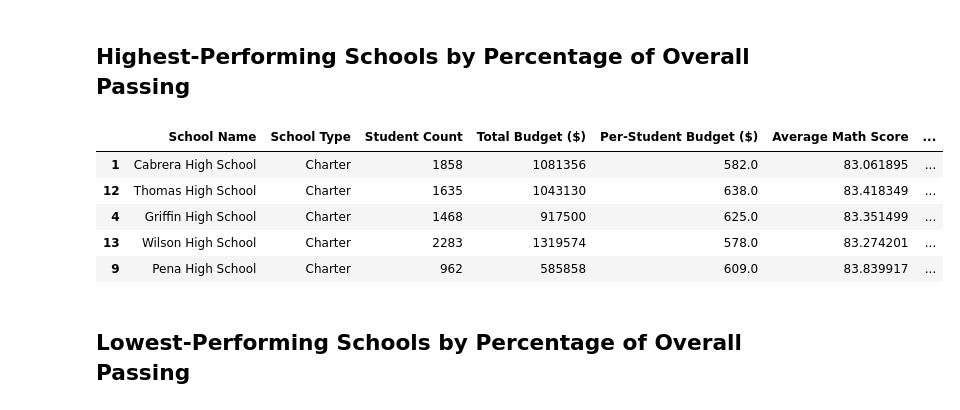
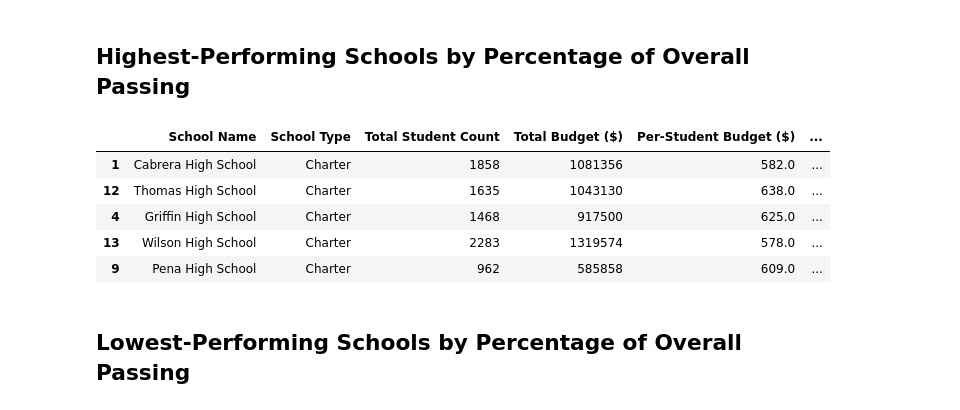
Before and after one commit to linderkm/pandas-challenge, a Jupyter notebook: PyCitySchools/analysis.ipynb, the cells around one changed output. Drawn from its saved outputs; the diff is of its cells as text; code cells hidden in the pictures.

Commit message:
updating code to conform with assignment requirements

```diff
--- a/PyCitySchools/analysis.ipynb
+++ b/PyCitySchools/analysis.ipynb
@@ -119,19 +120,20 @@ school_summary_df1 = pd.merge(school_summary_df, math_merge, on="school_name")
 #adding this data to school summary data.
 
 #find the number of students passing reading
-passing_read = students_df.loc[(students_df['reading_score']>=70)]
+passing_read_count = students_df.loc[(students_df['reading_score']>=70)]
 #grouping loc output and creating a new dataframe. counting the size of each group with size() (11).
-passing_read = pd.DataFrame(passing_read.groupby("school_name").size()).reset_index()
-passing_read = passing_read.rename(columns = {0:"Number of Students Passing Reading"}) #(9)
+passing_read_count = pd.DataFrame(passing_read_count.groupby("school_name").size()).reset_index()
+passing_read_count = passing_read_count.rename(columns = {0:"Number of Students Passing Reading"}) #(9)
 
 #merging two dataframe on shared series 'school_name' (10)
 #using school_pop dataframe calculated in cell above, which containts total population per school
-read_merge = pd.merge(passing_read,school_pop, on="school_name")
+read_merge = pd.merge(passing_read_count,school_pop, on="school_name")
 #creating a new series
 read_merge["Passing Reading %"] = (read_merge["Number of Students Passing Reading"] / \
                                 read_merge["Total Students"]) * 100
+
 #simplifying dataframe to target columns
-read_merge = read_merge[["school_name", "Passing Reading %"]]
+read_merge = read_merge[["school_name", "Number of Students Passing Reading", "Passing Reading %"]]
 
 
 #merging math data into summary dataframe
@@ -141,22 +143,22 @@ school_summary_df2 = pd.merge(school_summary_df1, read_merge, on="school_name")
 #adding this data to school summary data.
 
 #find the number of students passing reading AND passing math
-passing_total = students_df.loc[((students_df['reading_score']>=70) & (students_df['math_score']>=70)),:]
+passing_total_count = students_df.loc[((students_df['reading_score']>=70) & (students_df['math_score']>=70)),:]
 #grouping loc output and creating a new dataframe. counting the size of each group with size() (11).
-passing_total = pd.DataFrame(passing_total.groupby("school_name").size()).reset_index()
-passing_total = passing_total.rename(columns = {0:"Number of Students Passing"}) #(9)
+passing_total_count = pd.DataFrame(passing_total_count.groupby("school_name").size()).reset_index()
+passing_total_count = passing_total_count.rename(columns = {0:"Number of Students Passing Overall"}) #(9)
 
 #merging two dataframe on shared series 'school_name' (10)
 #using school_pop dataframe calculated in cell above, which containts total population per school
-total_merge = pd.merge(passing_total,school_pop, on="school_name")
+total_merge = pd.merge(passing_total_count,school_pop, on="school_name")
 total_merge.head(20)
 
 
 #creating a new series
-total_merge["Total Passing %"] = (total_merge["Number of Students Passing"] / \
+total_merge["Total Passing %"] = (total_merge["Number of Students Passing Overall"] / \
                                 total_merge["Total Students"]) * 100
 #simplifying dataframe to target columns
-total_merge = total_merge[["school_name", "Total Passing %"]]
+total_merge = total_merge[["school_name", "Number of Students Passing Overall", "Total Passing %"]]
 
 
 #merging math data into summary dataframe
@@ -165,11 +167,14 @@ school_summary_df3 = pd.merge(school_summary_df2, total_merge, on="school_name")
 #cleaning and formatting the school summary dataframe
 #creating final dataframe
 per_school_summary = school_summary_df3[["school_name", "School Type", "Student Count",
-                                            "Total Budget ($)","Per-Student Budget ($)",
-                                           "Average Math Score", "Average Reading Score",
-                                           "Passing Math %","Passing Reading %", "Total Passing %"]]
+                                        "Total Budget ($)","Per-Student Budget ($)",
+                                        "Average Math Score", "Average Reading Score",
+                                        "Number of Students Passing Math","Passing Math %",
+                                         "Number of Students Passing Reading","Passing Reading %",
+                                         "Number of Students Passing Overall", "Total Passing %"]]
 #modifying column names
 per_school_summary = per_school_summary.rename(columns={"school_name": "School Name",
+                                                        "Student Count": "Total Student Count",
                                                            "Passing Math %": "Passing Math (%)",
                                                            "Passing Reading %": "Passing Reading (%)",
                                                            "Total Passing %": "Total Passing (%)"})
@@ -199,14 +216,16 @@ per_school_summary.head(15)
 # %%
 #organizing the summary data frame by 'total passing (%)', in descending order.
 top_schools = school_summary_final_copy.sort_values(by="Total Passing (%)",ascending=False)
+#renaming column, to conform with challenge requirements
+top_schools = top_schools.rename(columns={"Total Passing (%)": "% Overall Passing"})
 top_schools.head(5)
 # %% [output]
-|  | School Name | School Type | Student Count | Total Budget ($) | Per-Student Budget ($) | Average Math Score | ... |
-| 1 | Cabrera High School | Charter | 1858 | 1081356 | 582.0 | 83.061895 | ... |
-| 12 | Thomas High School | Charter | 1635 | 1043130 | 638.0 | 83.418349 | ... |
-| 4 | Griffin High School | Charter | 1468 | 917500 | 625.0 | 83.351499 | ... |
-| 13 | Wilson High School | Charter | 2283 | 1319574 | 578.0 | 83.274201 | ... |
-| 9 | Pena High School | Charter | 962 | 585858 | 609.0 | 83.839917 | ... |
+|  | School Name | School Type | Total Student Count | Total Budget ($) | Per-Student Budget ($) | ... |
+| 1 | Cabrera High School | Charter | 1858 | 1081356 | 582.0 | ... |
+| 12 | Thomas High School | Charter | 1635 | 1043130 | 638.0 | ... |
+| 4 | Griffin High School | Charter | 1468 | 917500 | 625.0 | ... |
+| 13 | Wilson High School | Charter | 2283 | 1319574 | 578.0 | ... |
+| 9 | Pena High School | Charter | 962 | 585858 | 609.0 | ... |
 # %% [markdown]
 ## Lowest-Performing Schools by Percentage of Overall Passing
 # %%
```
Also changed, not shown: parts of 9 cells of this notebook.
